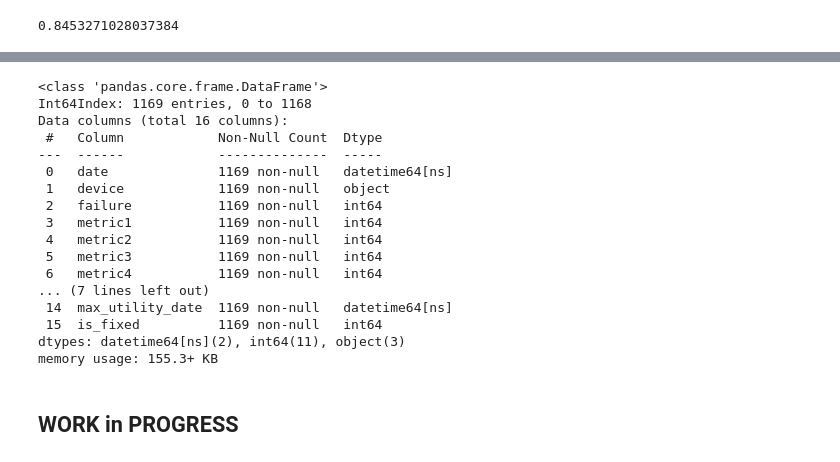
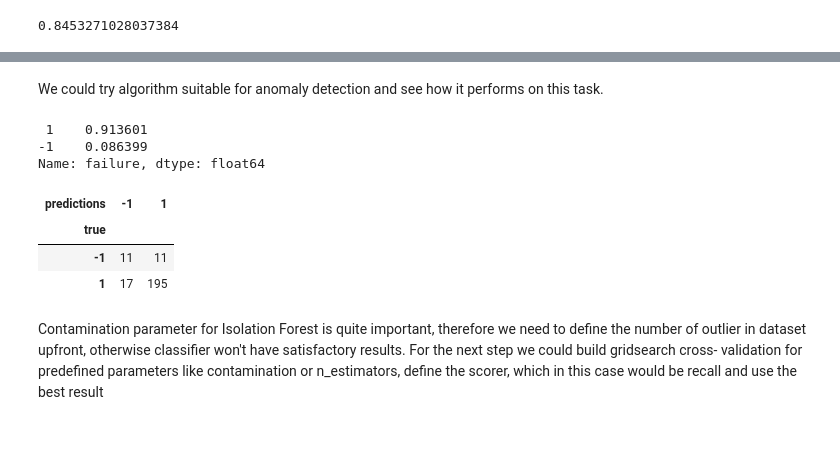
Before and after one commit to tamaricki/Projects, a Jupyter notebook: predictive_maintenance.ipynb, the cells around one changed output, grey strips where cells are left out. Saved outputs shown, nothing was run; the diff lists cells and outputs as text; code cells hidden in the pictures; blank space fills up the shorter version.

Commit message:
added IsolationForest

```diff
--- a/predictive_maintenance.ipynb
+++ b/predictive_maintenance.ipynb
@@ -429,22 +412,33 @@ plt.show()
-# %%
-df.info()
-# %% [output]
-<class 'pandas.core.frame.DataFrame'>
-Int64Index: 1169 entries, 0 to 1168
-Data columns (total 16 columns):
- #   Column            Non-Null Count  Dtype
----  ------            --------------  -----
- 0   date              1169 non-null   datetime64[ns]
- 1   device            1169 non-null   object
- 2   failure           1169 non-null   int64
- 3   metric1           1169 non-null   int64
- 4   metric2           1169 non-null   int64
- 5   metric3           1169 non-null   int64
- 6   metric4           1169 non-null   int64
-... (7 lines left out)
- 14  max_utility_date  1169 non-null   datetime64[ns]
- 15  is_fixed          1169 non-null   int64
-dtypes: datetime64[ns](2), int64(11), object(3)
-memory usage: 155.3+ KB
-# %% [markdown]
-## WORK in PROGRESS
+# %% [markdown]
+We could try algorithm suitable for anomaly detection and see how it performs on this task.
+# %%
+from sklearn.ensemble import IsolationForest
+
+df['failure'] = np.where(df['failure']==0,1,-1)
+label1 = df['failure']
+# %%
+label1.value_counts(normalize=True)
+# %% [output]
+ 1    0.913601
+-1    0.086399
+Name: failure, dtype: float64
+# %%
+iso = IsolationForest(contamination=0.09)
+
+x2_train, x2_test, y2_train, y2_test=train_test_split(feat_short, label1, test_size=0.2, random_state=44)
+scaler2 = StandardScaler()
+x2_train = scaler2.fit_transform(x2_train)
+x2_test = scaler2.transform(x2_test)
+
+iso.fit(x2_train, y2_train)
+y2_pred = iso.predict(x2_test)
+
+pd.crosstab(y2_test, y2_pred, rownames=['true'], colnames=['predictions'])
+# %% [output]
+| predictions | -1 | 1 |
+| true |  |  |
+| -1 | 11 | 11 |
+| 1 | 17 | 195 |
+# %% [markdown]
+Contamination parameter for Isolation Forest is quite important, therefore we need to define the number of outlier in dataset upfront, otherwise classifier won't have satisfactory results.
+For the next step we could build gridsearch cross- validation for predefined parameters like contamination or n_estimators, define the scorer, which in this case would be recall and use the best result
```
Also changed, not shown: parts of 21 cells of this notebook.
